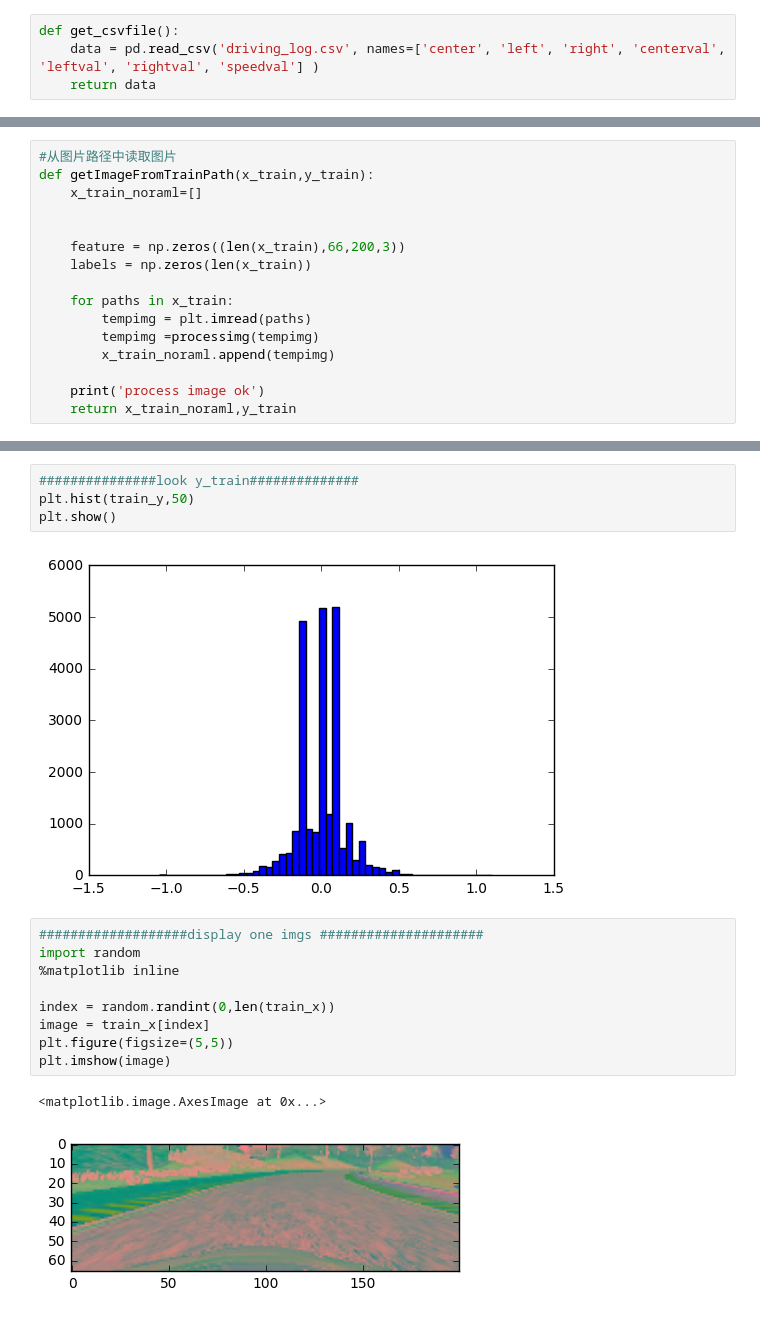
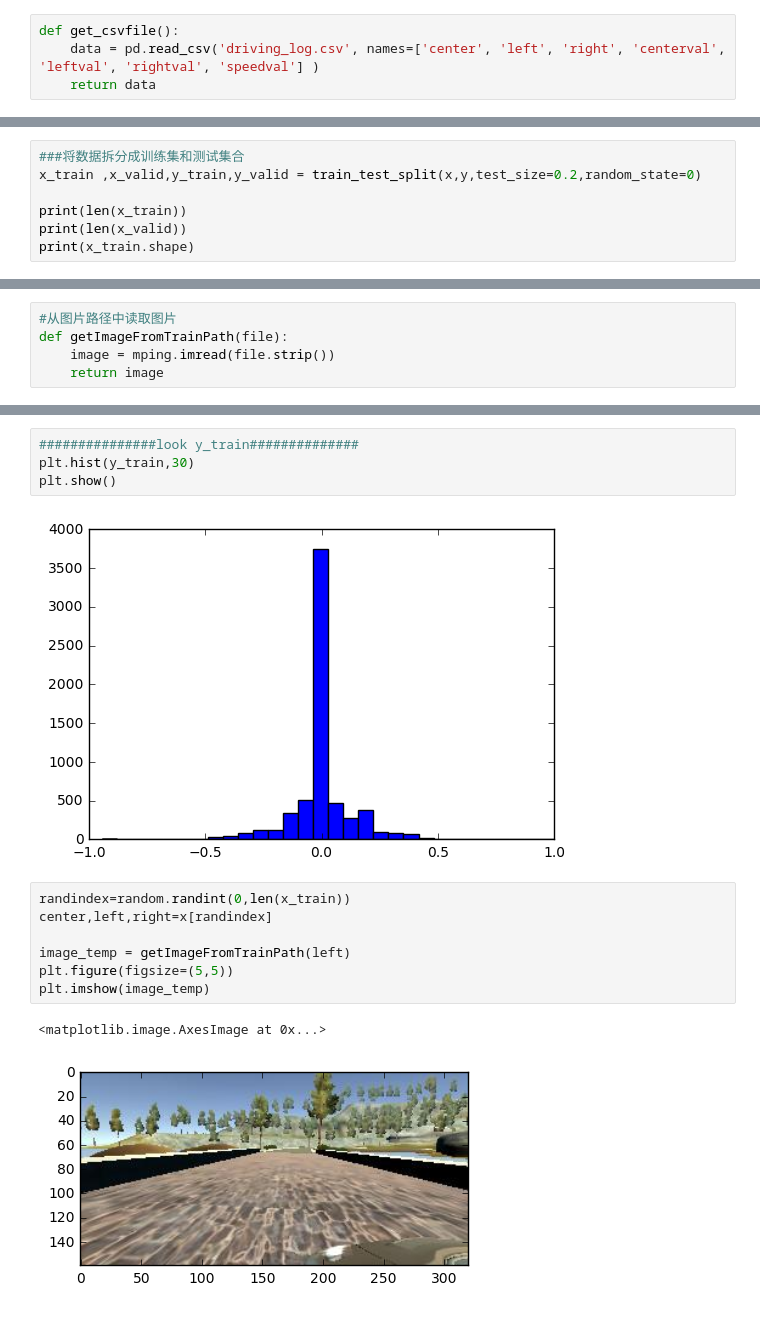
Before and after one commit to woshikangfei/Behavioral-Cloning, a Jupyter notebook: Behavioral-Cloning.ipynb, the cells around one changed output, grey strips where cells are left out. Cells and saved outputs as stored; diff of their text form.

```diff
--- a/Behavioral-Cloning.ipynb
+++ b/Behavioral-Cloning.ipynb
@@ -65,0 +64,7 @@ def getdata(csvdata,split=0.2):
+# %%
+###将数据拆分成训练集和测试集合
+x_train ,x_valid,y_train,y_valid = train_test_split(x,y,test_size=0.2,random_state=0)
+
+print(len(x_train))
+print(len(x_valid))
+print(x_train.shape)
@@ -77,17 +87 @@ def processimg(images):
-# %%
-#从图片路径中读取图片
-def getImageFromTrainPath(x_train,y_train):
-    x_train_noraml=[]
-
-
-    feature = np.zeros((len(x_train),66,200,3))
-    labels = np.zeros(len(x_train))
-
-    for paths in x_train:
-        tempimg = plt.imread(paths)
-        tempimg =processimg(tempimg)
-        x_train_noraml.append(tempimg)
-
-    print('process image ok')
-    return x_train_noraml,y_train
 # %%
@@ -188,0 +148,5 @@ print(len(train_y))
+# %%
+#从图片路径中读取图片
+def getImageFromTrainPath(file):
+    image = mping.imread(file.strip())
+    return image
@@ -189,18 +173,16 @@ print(len(train_y))
 # %%
 ###############look y_train##############
-plt.hist(train_y,50)
+plt.hist(y_train,30)
 plt.show()
 # %% [output]
-[figure, old version]
+[figure, new version]
 # %%
-###################display one imgs #####################
-import random
-%matplotlib inline
+randindex=random.randint(0,len(x_train))
+center,left,right=x[randindex]
 
-index = random.randint(0,len(train_x))
-image = train_x[index]
+image_temp = getImageFromTrainPath(left)
 plt.figure(figsize=(5,5))
-plt.imshow(image)
+plt.imshow(image_temp)
 # %% [output]
 <matplotlib.image.AxesImage at 0x...>
-[figure, old version]
+[figure, new version]
```
Also changed, not shown: parts of 19 cells of this notebook, 10 other files.
